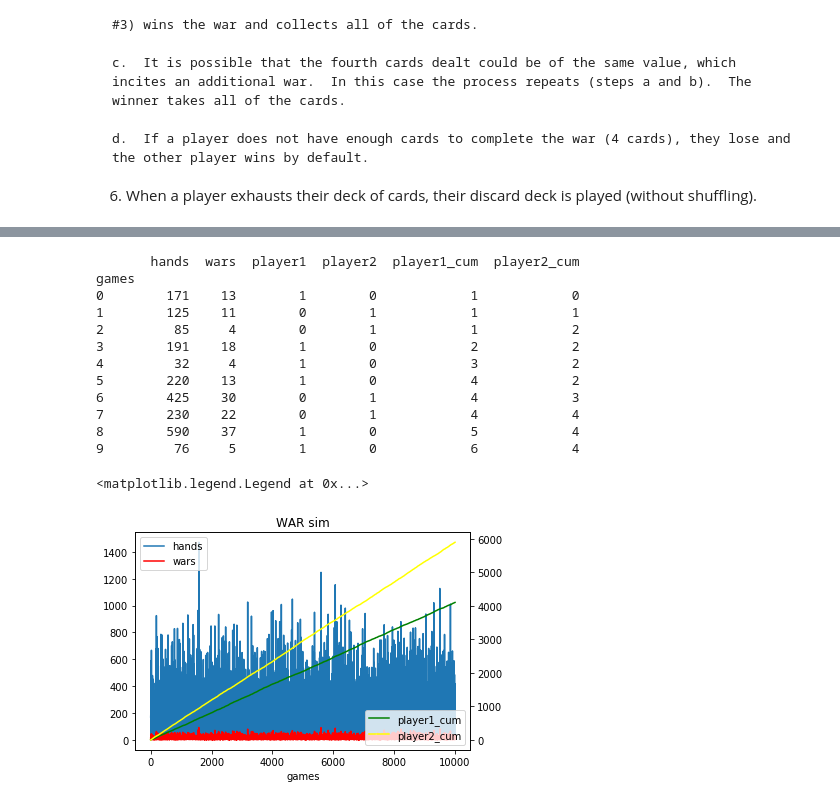
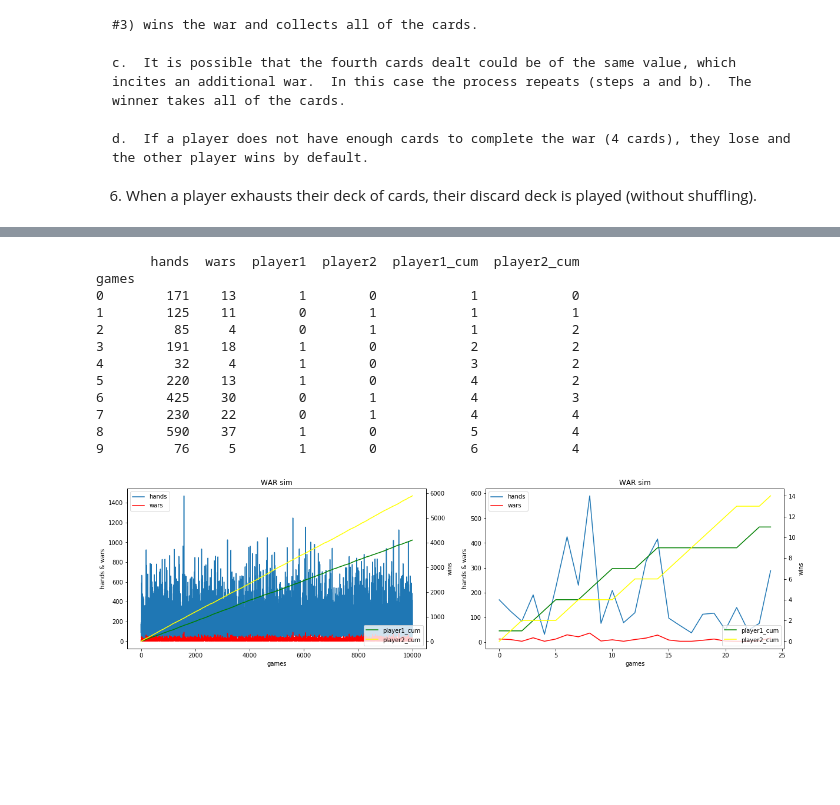
Before and after one commit to msroth/JupyterNotebooks, a Jupyter notebook: Game_of_War_Sim/war-sim.ipynb, the cells around one changed output, grey strips where cells are left out. Cells and saved outputs as stored; diff of their text form; code cells hidden in the pictures; blank space fills up the shorter version.

Commit message:
fixed plots

```diff
--- a/Game_of_War_Sim/war-sim.ipynb
+++ b/Game_of_War_Sim/war-sim.ipynb
@@ -385,54 +385,56 @@ Player 1 wins game
 # %%
 data = pd.read_csv('war_sim.csv')
 data['player1_cum'] = data['player1'].cumsum()
 data['player2_cum'] = data['player2'].cumsum()
 data.index.name = 'games'
 
 print(data.head(10))
-data2 = data.head(10)
 
-# can I get a middle slice of the data frame to plot?
 
-ax1 = plt.gca()
-#ax1.set_yscale("log")
-ax2 = ax1.twinx()
-#ax2.set_yscale("log")
+fig = plt.figure(figsize=(20,5))
+
+ax1 = fig.add_subplot(121)
+ax1.set_ylabel('hands & wars')
+ax12 = ax1.twinx()
+ax12.set_ylabel('wins')
 
 data.plot(kind='line',use_index=True,y='hands', ax=ax1, title='WAR sim')
 data.plot(kind='line',use_index=True,y='wars', color='red', ax=ax1)
-data.plot(kind='line',use_index=True,y='player1_cum', color='green', ax=ax2)
-data.plot(kind='line',use_index=True,y='player2_cum', color='yellow', ax=ax2)
+data.plot(kind='line',use_index=True,y='player1_cum', color='green', ax=ax12)
+data.plot(kind='line',use_index=True,y='player2_cum', color='yellow', ax=ax12)
+ax1.legend(loc='upper left')
+ax12.legend(loc='lower right')
+#fig.savefig('war1000.jpg')
 
 
-#data2.plot(kind='line',use_index=True,y='hands', ax=ax1, title='WAR sim')
-#data2.plot(kind='line',use_index=True,y='wars', color='red', ax=ax1)
-#data2.plot(kind='line',use_index=True,y='player1_cum', color='green', ax=ax2)
-#data2.plot(kind='line',use_index=True,y='player2_cum', color='yellow', ax=ax2)
+# less data plot
+ax2 = fig.add_subplot(122)
+ax2.set_ylabel('hands & wars')
+ax22 = ax2.twinx()
+ax22.set_ylabel('wins')
 
+data2 = data.head(25)
+data2.plot(kind='line',use_index=True,y='hands', ax=ax2, title='WAR sim')
+data2.plot(kind='line',use_index=True,y='wars', color='red', ax=ax2)
+data2.plot(kind='line',use_index=True,y='player1_cum', color='green', ax=ax22)
+data2.plot(kind='line',use_index=True,y='player2_cum', color='yellow', ax=ax22)
+ax2.legend(loc='upper left')
+ax22.legend(loc='lower right')
+#fig.savefig('war10.jpg')
 
-ax1.legend(loc='upper left')
-ax2.legend(loc='lower right')
-
-
-
-
-
-
-
-
-#plt.savefig('war10.jpg')
+plt.show();
+fig.savefig('war-plots.jpg', dpi=fig.dpi)
 # %% [output]
        hands  wars  player1  player2  player1_cum  player2_cum
 games
 0        171    13        1        0            1            0
 1        125    11        0        1            1            1
 2         85     4        0        1            1            2
 3        191    18        1        0            2            2
 4         32     4        1        0            3            2
 5        220    13        1        0            4            2
 6        425    30        0        1            4            3
 7        230    22        0        1            4            4
 8        590    37        1        0            5            4
 9         76     5        1        0            6            4
-<matplotlib.legend.Legend at 0x...>
-[figure, old version]
+[figure, new version]
```
